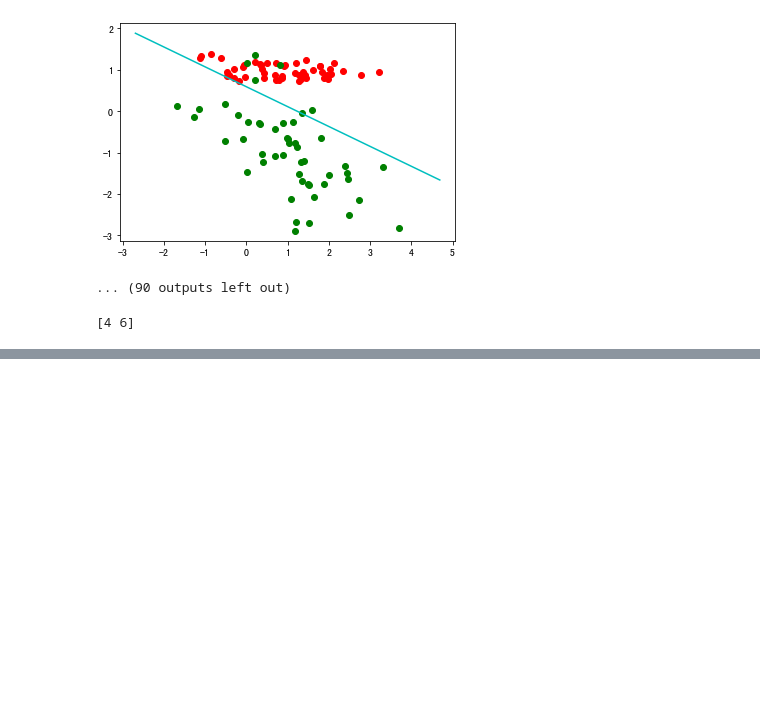
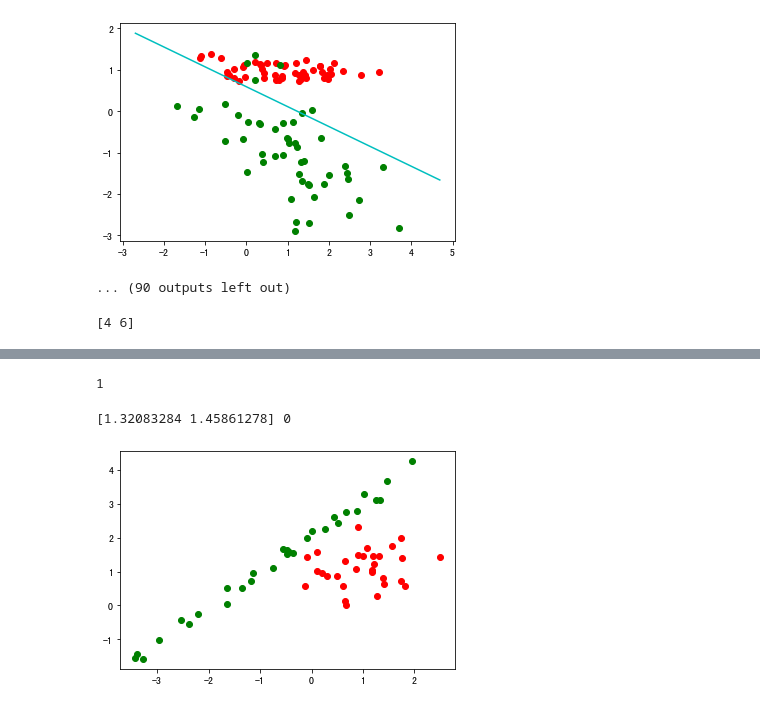
Before and after one commit to lijianmin01/studyRepository, a Jupyter notebook: shen-du-xue-xi/XL/任务二/XL02.ipynb, the cells around one changed output, grey strips where cells are left out. Saved outputs shown, nothing was run; the diff lists cells and outputs as text; code cells hidden in the pictures; blank space fills up the shorter version.

```diff
--- a/shen-du-xue-xi/XL/任务二/XL02.ipynb
+++ b/shen-du-xue-xi/XL/任务二/XL02.ipynb
@@ -218,0 +231,42 @@ while (num_epochs<=20):
+# %%
+1
+# %% [output]
+1
+# %%
+import sklearn
+import matplotlib.pyplot as plt
+
+def create_data():
+    from sklearn.datasets import make_classification
+    data,target = make_classification(n_samples=60,        # 样本个数
+                               n_features=2,          # 特征个数
+                               n_informative=2,        # 有效特征个数
+                               n_redundant=0,          # 冗余特征个数（有效特征的随机组合）
+                               n_repeated=0,           # 重复特征个数（有效特征和冗余特征的随机组合）
+                               n_classes=2,            # 样本类别
+                               n_clusters_per_class=1, # 簇的个数
+                               random_state=18)
+    # random_state 取值为线性可分为  3  8 18
+    return data,target
+
+
+# 数据的可视化
+def show_data(data,target):
+    data_label = list(set(target))
+    plt.figure()
+    for i in range(len(target)):
+        if(target[i]==data_label[0]):
+            plt.scatter(data[i][0],data[i][1],c='r')
+        else:
+            plt.scatter(data[i][0],data[i][1],c='g')
+    plt.show()
+
+data,target = create_data()
+print(data[0],target[0])
+show_data(data,target)
+for i in range(len(target)):
+    if target[i]==0:
+        target[i]=-1
+# %% [output]
+[1.32083284 1.45861278] 0
+[figure, added]
```
Also changed, not shown: parts of 3 cells of this notebook, 3 other files.
